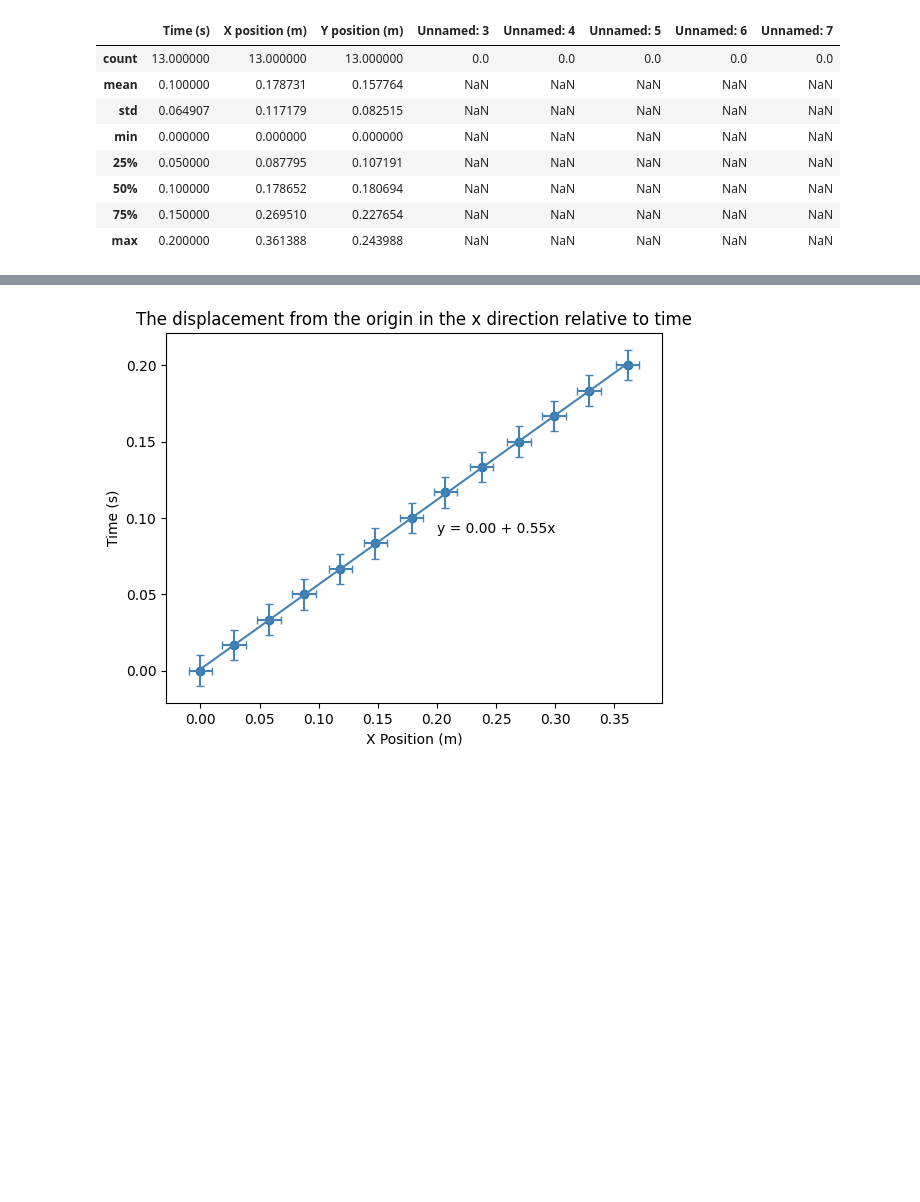
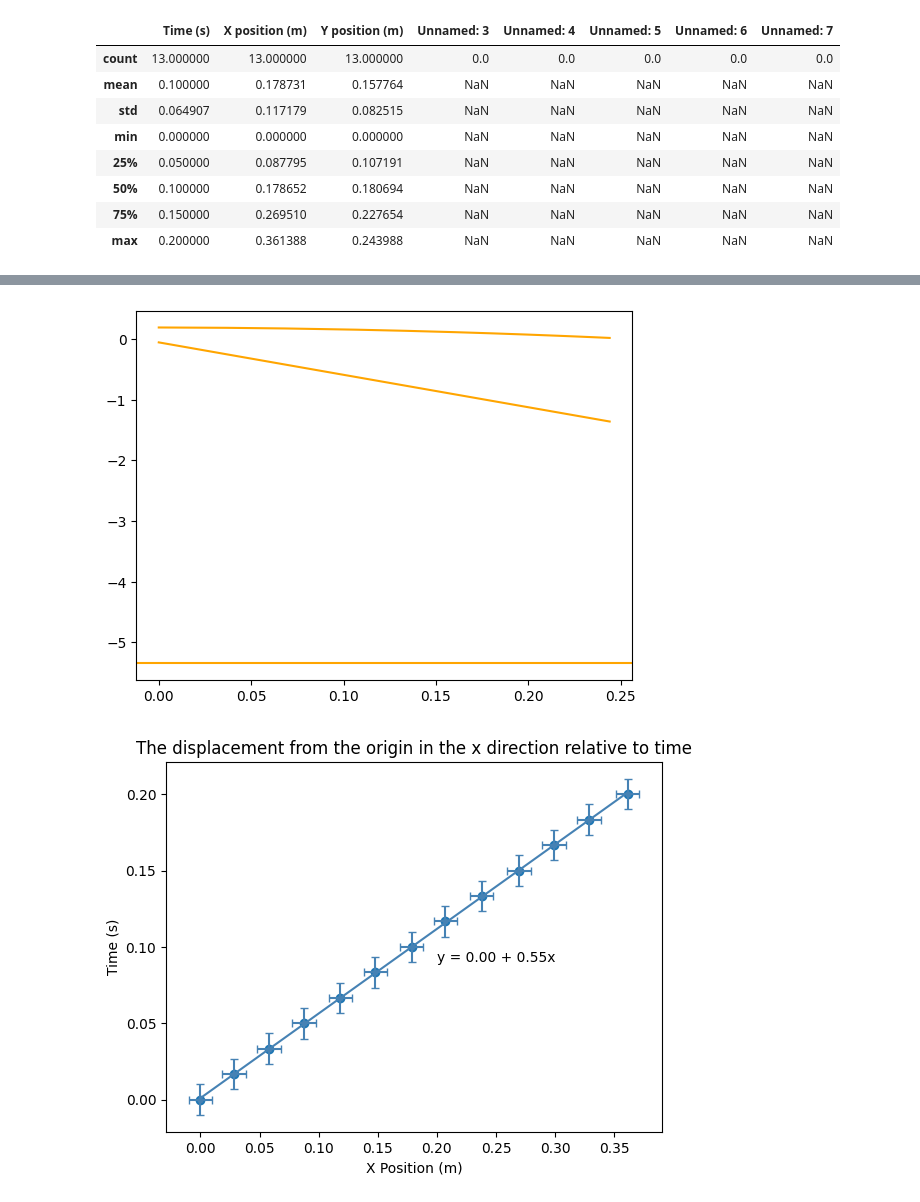
Before and after one commit to ClarkieUK/Data-Analysis, a Jupyter notebook: projectile-motion.ipynb, the cells around one changed output, grey strips where cells are left out. Drawn from its saved outputs; the diff is of its cells as text; code cells hidden in the pictures; blank space fills up the shorter version.

```diff
--- a/projectile-motion.ipynb
+++ b/projectile-motion.ipynb
@@ -74,3 +74,10 @@ plt.show()
+# %%
+plt.plot(x_2,d*x_2**2+e*x_2+f,color='orange')
+plt.plot(x_2,2*d*x_2+e,color='orange')
+plt.axhline(y=2*d,color='orange')
+plt.show()
+# %% [output]
+[figure, added]
 # %%
 x = xpos
 y = time
```
Also changed, not shown: parts of 2 cells of this notebook, 1 other file.
